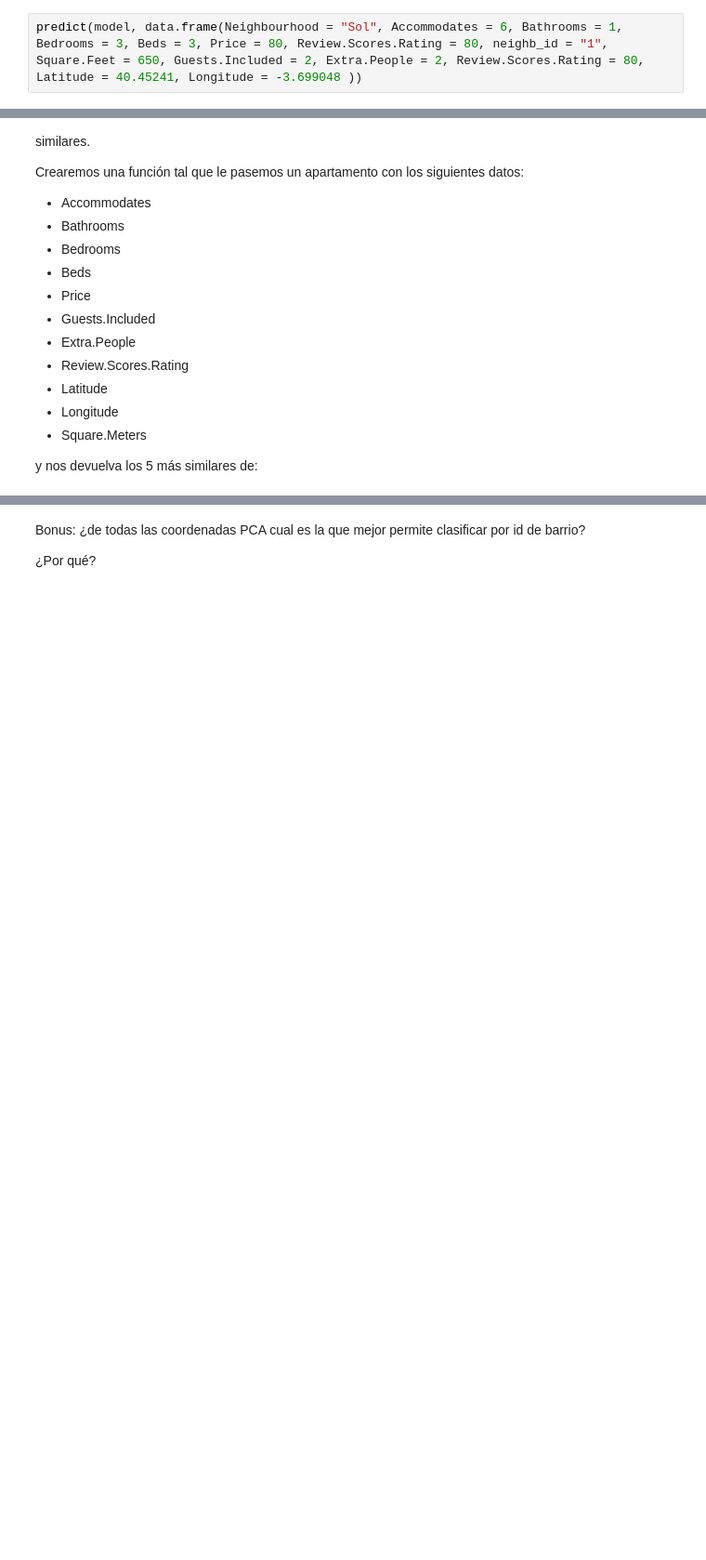
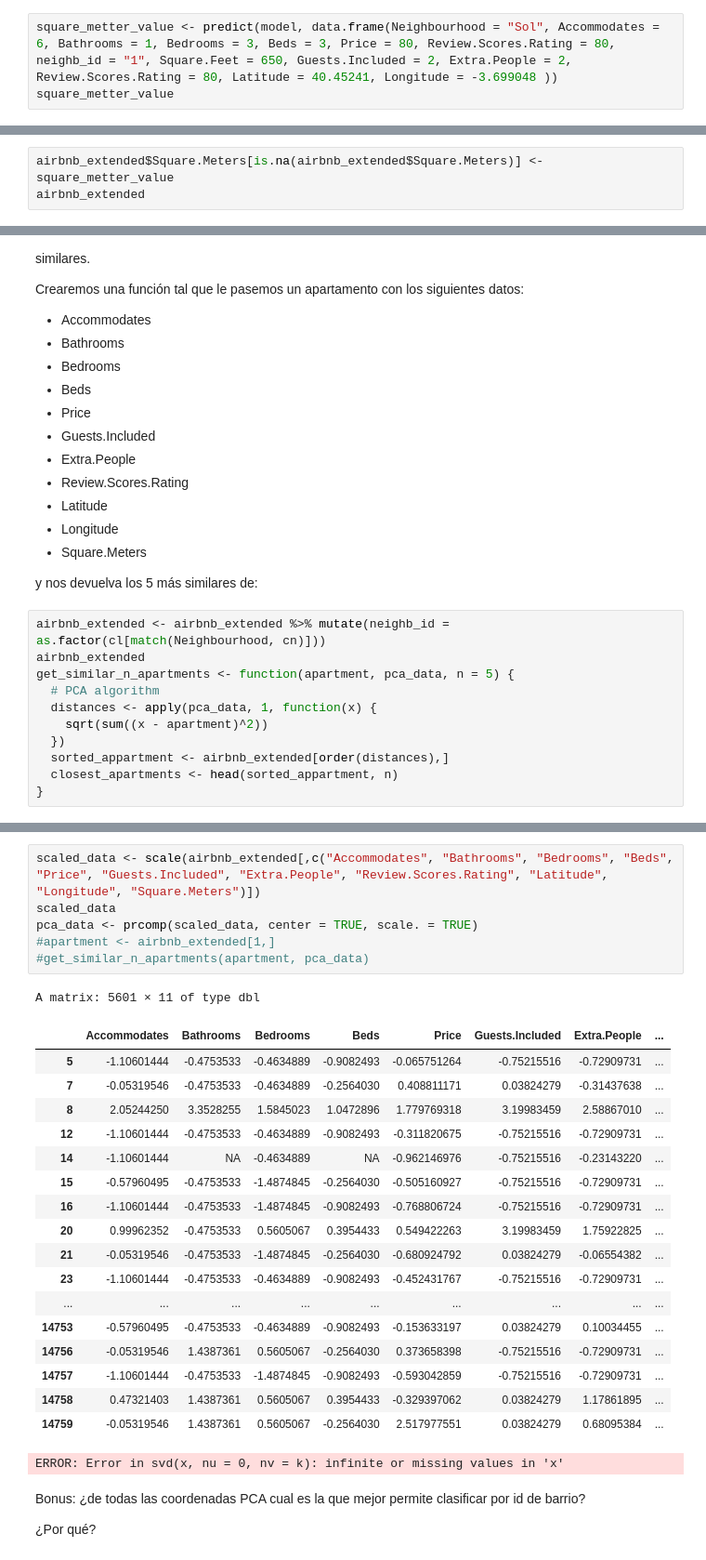
Before and after one commit to rogebautista/data-mining-rogelio, a Jupyter notebook: Practica-Rogelio.ipynb, the cells around one changed output, grey strips where cells are left out. Shown at 93% size. Saved outputs shown, nothing was run; the diff lists cells and outputs as text; blank space fills up the shorter version.

```diff
--- a/Practica-Rogelio.ipynb
+++ b/Practica-Rogelio.ipynb
@@ -375,7 +379,8 @@ Si tuvieramos un anuncio de un apartamento para 6 personas (Accommodates), con 1
 ¿Cuantos metros cuadrados tendría? Si tu modelo necesita algúna variable adicional puedes inventartela dentro del rango de valores del dataset.
 ¿Como varía sus metros cuadrados con cada habitación adicional?
 # %%
-predict(model, data.frame(Neighbourhood = "Sol", Accommodates = 6, Bathrooms = 1, Bedrooms = 3, Beds = 3, Price = 80, Review.Scores.Rating = 80, neighb_id = "1", Square.Feet = 650, Guests.Included = 2, Extra.People = 2, Review.Scores.Rating = 80, Latitude = 40.45241, Longitude = -3.699048 ))
+square_metter_value <- predict(model, data.frame(Neighbourhood = "Sol", Accommodates = 6, Bathrooms = 1, Bedrooms = 3, Beds = 3, Price = 80, Review.Scores.Rating = 80, neighb_id = "1", Square.Feet = 650, Guests.Included = 2, Extra.People = 2, Review.Scores.Rating = 80, Latitude = 40.45241, Longitude = -3.699048 ))
+square_metter_value
 # %% [output]
 Warning message in predict.lm(model, data.frame(Neighbourhood = "Sol", Accommodates = 6, :
 “prediction from a rank-deficient fit may be misleading”
@@ -383,3 +388,6 @@ Warning message in predict.lm(model, data.frame(Neighbourhood = "Sol", Accommoda
 60.38695
 # %% [markdown]
 Rellenar los Square.Meters con valor NA con el estimado con el modelo anterior.
+# %%
+airbnb_extended$Square.Meters[is.na(airbnb_extended$Square.Meters)] <- square_metter_value
+airbnb_extended
@@ -403,3 +431,14 @@ Crearemos una función tal que le pasemos un apartamento con los siguientes dato
 * Square.Meters
 
 y nos devuelva los 5 más similares de:
+# %%
+airbnb_extended <- airbnb_extended %>% mutate(neighb_id = as.factor(cl[match(Neighbourhood, cn)]))
+airbnb_extended
+get_similar_n_apartments <- function(apartment, pca_data, n = 5) {
+  # PCA algorithm
+  distances <- apply(pca_data, 1, function(x) {
+    sqrt(sum((x - apartment)^2))
+  })
+  sorted_appartment <- airbnb_extended[order(distances),]
+  closest_apartments <- head(sorted_appartment, n)
+}
@@ -406,3 +465,29 @@ y nos devuelva los 5 más similares de:
+# %%
+scaled_data <- scale(airbnb_extended[,c("Accommodates", "Bathrooms", "Bedrooms", "Beds", "Price", "Guests.Included", "Extra.People", "Review.Scores.Rating", "Latitude", "Longitude", "Square.Meters")])
+scaled_data
+pca_data <- prcomp(scaled_data, center = TRUE, scale. = TRUE)
+#apartment <- airbnb_extended[1,]
+#get_similar_n_apartments(apartment, pca_data)
+# %% [output]
+A matrix: 5601 × 11 of type dbl
+|  | Accommodates | Bathrooms | Bedrooms | Beds | Price | Guests.Included | Extra.People | ... |
+| 5 | -1.10601444 | -0.4753533 | -0.4634889 | -0.9082493 | -0.065751264 | -0.75215516 | -0.72909731 | ... |
+| 7 | -0.05319546 | -0.4753533 | -0.4634889 | -0.2564030 | 0.408811171 | 0.03824279 | -0.31437638 | ... |
+| 8 | 2.05244250 | 3.3528255 | 1.5845023 | 1.0472896 | 1.779769318 | 3.19983459 | 2.58867010 | ... |
+| 12 | -1.10601444 | -0.4753533 | -0.4634889 | -0.9082493 | -0.311820675 | -0.75215516 | -0.72909731 | ... |
+| 14 | -1.10601444 | NA | -0.4634889 | NA | -0.962146976 | -0.75215516 | -0.23143220 | ... |
+| 15 | -0.57960495 | -0.4753533 | -1.4874845 | -0.2564030 | -0.505160927 | -0.75215516 | -0.72909731 | ... |
+| 16 | -1.10601444 | -0.4753533 | -1.4874845 | -0.9082493 | -0.768806724 | -0.75215516 | -0.72909731 | ... |
+| 20 | 0.99962352 | -0.4753533 | 0.5605067 | 0.3954433 | 0.549422263 | 3.19983459 | 1.75922825 | ... |
+| 21 | -0.05319546 | -0.4753533 | -1.4874845 | -0.2564030 | -0.680924792 | 0.03824279 | -0.06554382 | ... |
+| 23 | -1.10601444 | -0.4753533 | -0.4634889 | -0.9082493 | -0.452431767 | -0.75215516 | -0.72909731 | ... |
+| ... | ... | ... | ... | ... | ... | ... | ... | ... |
+| 14753 | -0.57960495 | -0.4753533 | -0.4634889 | -0.9082493 | -0.153633197 | 0.03824279 | 0.10034455 | ... |
+| 14756 | -0.05319546 | 1.4387361 | 0.5605067 | -0.2564030 | 0.373658398 | -0.75215516 | -0.72909731 | ... |
+| 14757 | -1.10601444 | -0.4753533 | -1.4874845 | -0.9082493 | -0.593042859 | -0.75215516 | -0.72909731 | ... |
+| 14758 | 0.47321403 | 1.4387361 | 0.5605067 | 0.3954433 | -0.329397062 | 0.03824279 | 1.17861895 | ... |
+| 14759 | -0.05319546 | 1.4387361 | 0.5605067 | -0.2564030 | 2.517977551 | 0.03824279 | 0.68095384 | ... |
+ERROR: Error in svd(x, nu = 0, nv = k): infinite or missing values in 'x'
 # %% [markdown]
 Bonus: ¿de todas las coordenadas PCA cual es la que mejor permite clasificar por id de barrio?
 
```
Also changed, not shown: parts of 7 cells of this notebook, 1 other file.
